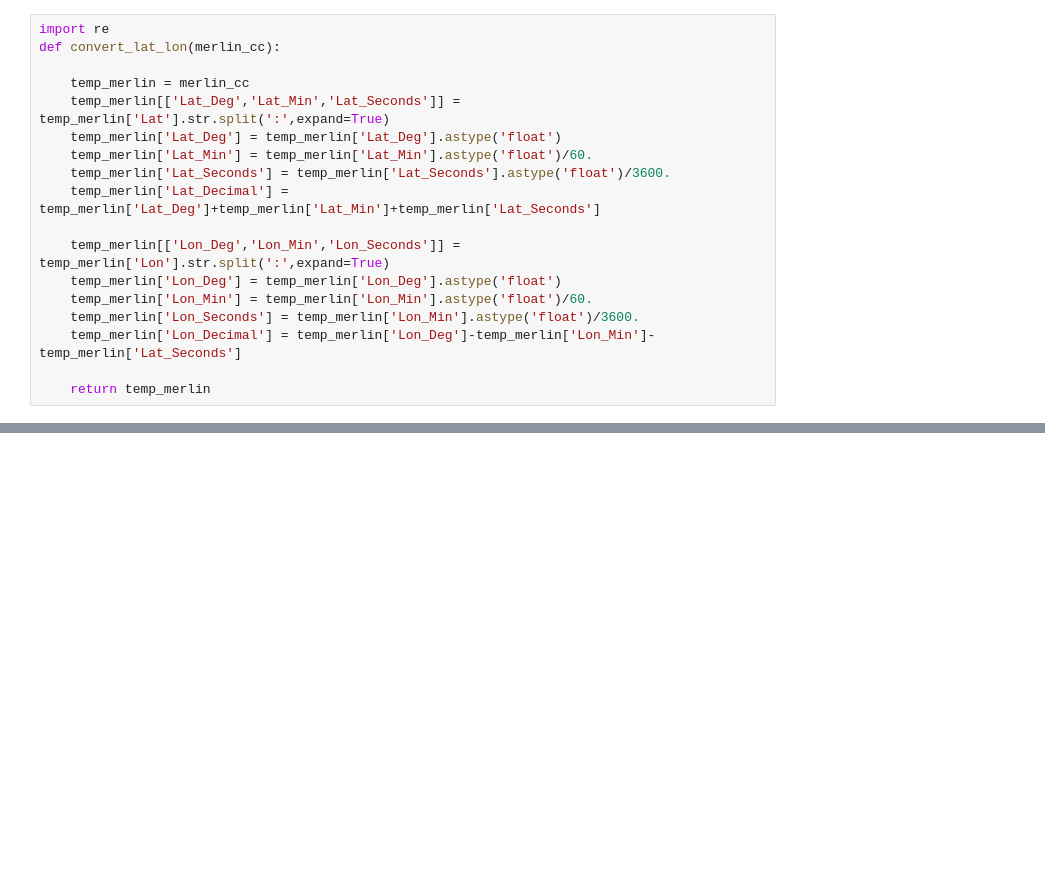
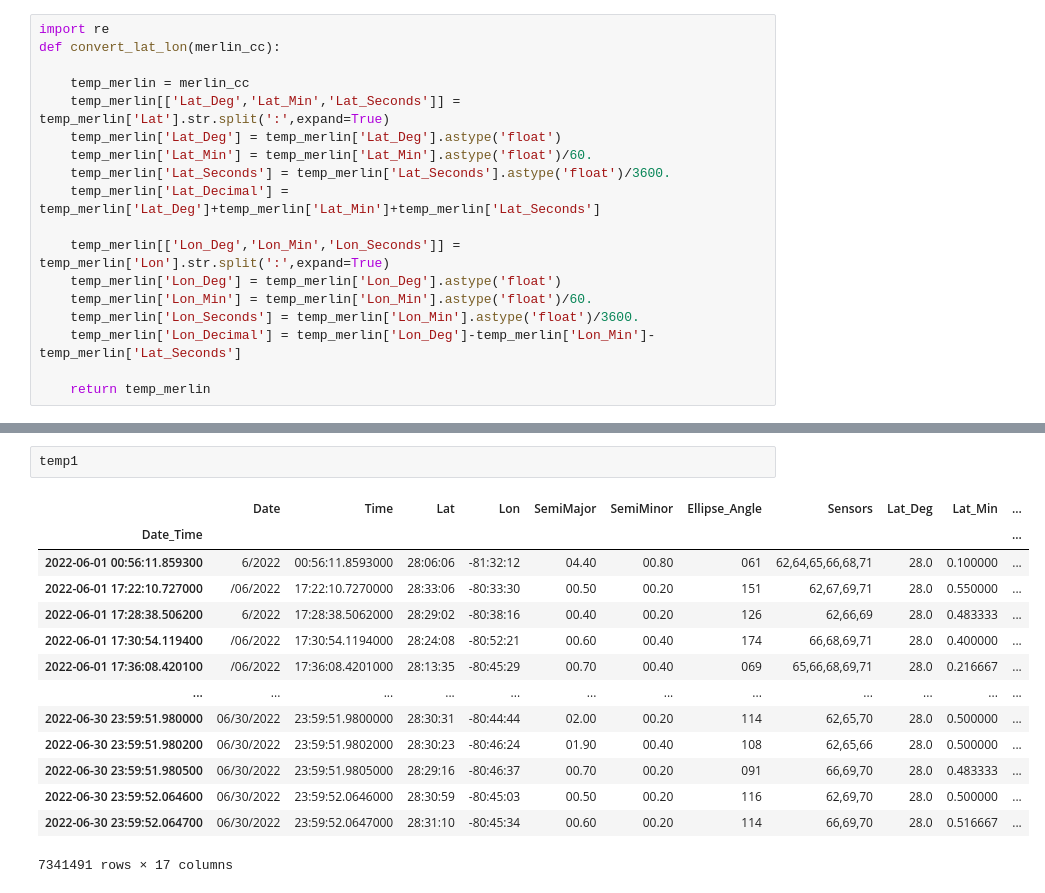
Before and after one commit to bmccl87/merlin_data_analysis, a Jupyter notebook: merlin_cc_data.ipynb, the cells around one changed output, grey strips where cells are left out. Saved outputs shown, nothing was run; the diff lists cells and outputs as text; blank space fills up the shorter version.

```diff
--- a/merlin_cc_data.ipynb
+++ b/merlin_cc_data.ipynb
@@ -141,0 +154,17 @@ merlin_cc
+# %%
+temp1
+# %% [output]
+|  | Date | Time | Lat | Lon | SemiMajor | SemiMinor | Ellipse_Angle | Sensors | Lat_Deg | Lat_Min | ... |
+| Date_Time |  |  |  |  |  |  |  |  |  |  | ... |
+| 2022-06-01 00:56:11.859300 | 6/2022 | 00:56:11.8593000 | 28:06:06 | -81:32:12 | 04.40 | 00.80 | 061 | 62,64,65,66,68,71 | 28.0 | 0.100000 | ... |
+| 2022-06-01 17:22:10.727000 | /06/2022 | 17:22:10.7270000 | 28:33:06 | -80:33:30 | 00.50 | 00.20 | 151 | 62,67,69,71 | 28.0 | 0.550000 | ... |
+| 2022-06-01 17:28:38.506200 | 6/2022 | 17:28:38.5062000 | 28:29:02 | -80:38:16 | 00.40 | 00.20 | 126 | 62,66,69 | 28.0 | 0.483333 | ... |
+| 2022-06-01 17:30:54.119400 | /06/2022 | 17:30:54.1194000 | 28:24:08 | -80:52:21 | 00.60 | 00.40 | 174 | 66,68,69,71 | 28.0 | 0.400000 | ... |
+| 2022-06-01 17:36:08.420100 | /06/2022 | 17:36:08.4201000 | 28:13:35 | -80:45:29 | 00.70 | 00.40 | 069 | 65,66,68,69,71 | 28.0 | 0.216667 | ... |
+| ... | ... | ... | ... | ... | ... | ... | ... | ... | ... | ... | ... |
+| 2022-06-30 23:59:51.980000 | 06/30/2022 | 23:59:51.9800000 | 28:30:31 | -80:44:44 | 02.00 | 00.20 | 114 | 62,65,70 | 28.0 | 0.500000 | ... |
+| 2022-06-30 23:59:51.980200 | 06/30/2022 | 23:59:51.9802000 | 28:30:23 | -80:46:24 | 01.90 | 00.40 | 108 | 62,65,66 | 28.0 | 0.500000 | ... |
+| 2022-06-30 23:59:51.980500 | 06/30/2022 | 23:59:51.9805000 | 28:29:16 | -80:46:37 | 00.70 | 00.20 | 091 | 66,69,70 | 28.0 | 0.483333 | ... |
+| 2022-06-30 23:59:52.064600 | 06/30/2022 | 23:59:52.0646000 | 28:30:59 | -80:45:03 | 00.50 | 00.20 | 116 | 62,69,70 | 28.0 | 0.500000 | ... |
+| 2022-06-30 23:59:52.064700 | 06/30/2022 | 23:59:52.0647000 | 28:31:10 | -80:45:34 | 00.60 | 00.20 | 114 | 66,69,70 | 28.0 | 0.516667 | ... |
+7341491 rows × 17 columns
```
Also changed, not shown: parts of 8 cells of this notebook.
